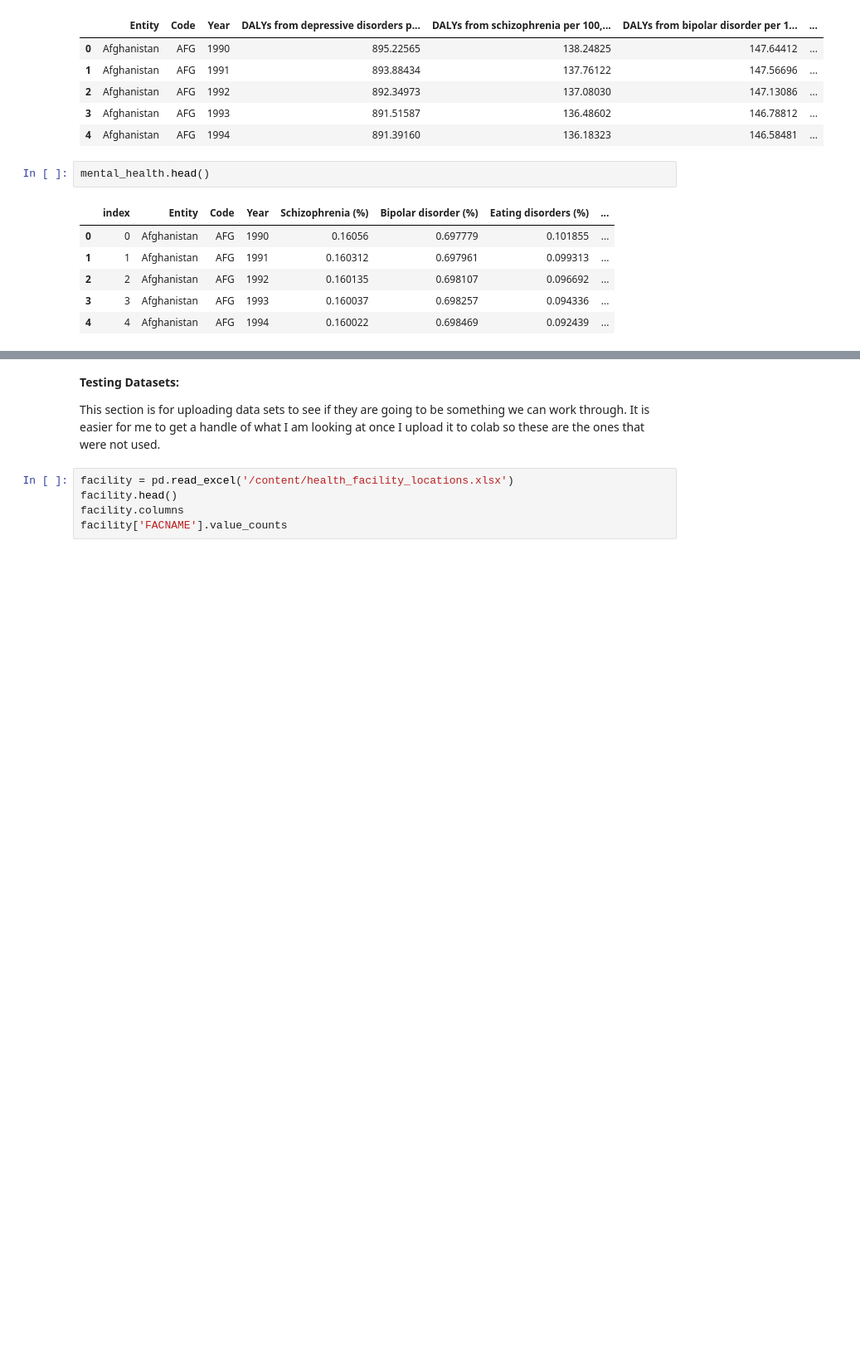
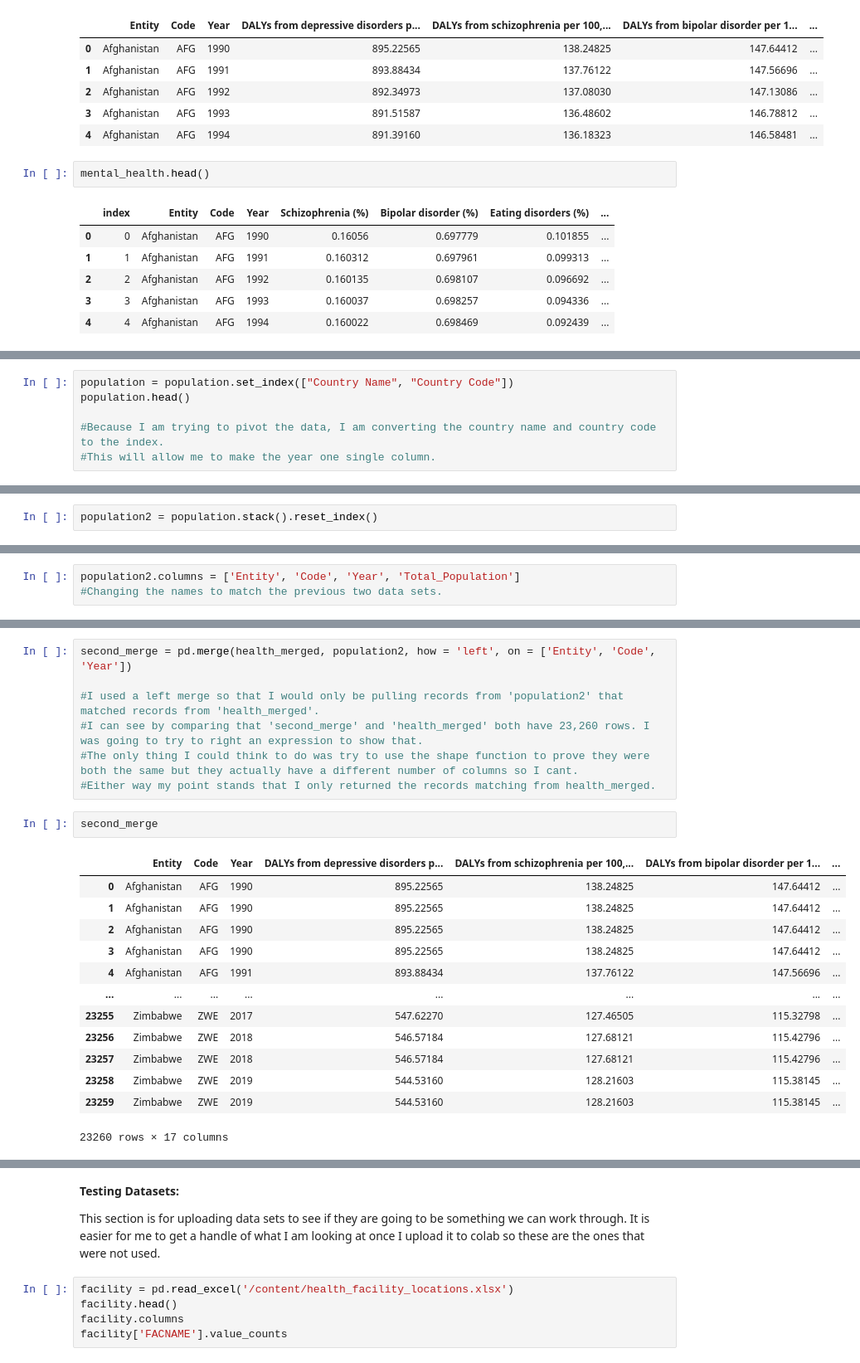
Before and after one commit to DaltonWise/Homework, a Jupyter notebook: Final.ipynb, the cells around one changed output, grey strips where cells are left out. Shown: that part at 83% size. Cells and saved outputs as stored; diff of their text form; blank space fills up the shorter version.

```diff
--- a/Final.ipynb
+++ b/Final.ipynb
@@ -60,0 +124,6 @@ health_merged
+# %%
+population = population.set_index(["Country Name", "Country Code"])
+population.head()
+
+#Because I am trying to pivot the data, I am converting the country name and country code to the index.
+#This will allow me to make the year one single column.
@@ -60,0 +139,2 @@ health_merged
+# %%
+population2 = population.stack().reset_index()
@@ -60,0 +157,3 @@ health_merged
+# %%
+population2.columns = ['Entity', 'Code', 'Year', 'Total_Population']
+#Changing the names to match the previous two data sets.
@@ -60,0 +169,23 @@ health_merged
+# %%
+second_merge = pd.merge(health_merged, population2, how = 'left', on = ['Entity', 'Code', 'Year'])
+
+#I used a left merge so that I would only be pulling records from 'population2' that matched records from 'health_merged'.
+#I can see by comparing that 'second_merge' and 'health_merged' both have 23,260 rows. I was going to try to right an expression to show that.
+#The only thing I could think to do was try to use the shape function to prove they were both the same but they actually have a different number of columns so I cant.
+#Either way my point stands that I only returned the records matching from health_merged.
+# %%
+second_merge
+# %% [output]
+|  | Entity | Code | Year | DALYs from depressive disorders p... | DALYs from schizophrenia per 100,... | DALYs from bipolar disorder per 1... | ... |
+| 0 | Afghanistan | AFG | 1990 | 895.22565 | 138.24825 | 147.64412 | ... |
+| 1 | Afghanistan | AFG | 1990 | 895.22565 | 138.24825 | 147.64412 | ... |
+| 2 | Afghanistan | AFG | 1990 | 895.22565 | 138.24825 | 147.64412 | ... |
+| 3 | Afghanistan | AFG | 1990 | 895.22565 | 138.24825 | 147.64412 | ... |
+| 4 | Afghanistan | AFG | 1991 | 893.88434 | 137.76122 | 147.56696 | ... |
+| ... | ... | ... | ... | ... | ... | ... | ... |
+| 23255 | Zimbabwe | ZWE | 2017 | 547.62270 | 127.46505 | 115.32798 | ... |
+| 23256 | Zimbabwe | ZWE | 2018 | 546.57184 | 127.68121 | 115.42796 | ... |
+| 23257 | Zimbabwe | ZWE | 2018 | 546.57184 | 127.68121 | 115.42796 | ... |
+| 23258 | Zimbabwe | ZWE | 2019 | 544.53160 | 128.21603 | 115.38145 | ... |
+| 23259 | Zimbabwe | ZWE | 2019 | 544.53160 | 128.21603 | 115.38145 | ... |
+23260 rows × 17 columns
```
Also changed, not shown: parts of 18 cells of this notebook.
